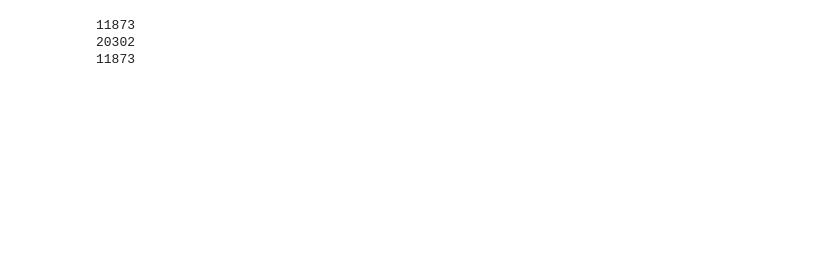
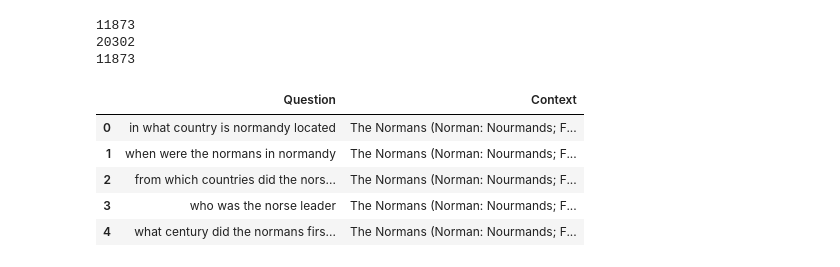
Before and after one commit to Ele975/ML_project2, a Jupyter notebook: AML_project2_copyE.ipynb, the cells around one changed output. Cells and saved outputs as stored; diff of their text form; code cells hidden in the pictures; blank space fills up the shorter version.

```diff
--- a/AML_project2.ipynb
+++ b/AML_project2_copyE.ipynb
@@ -385,7 +401,7 @@ repeating the same process for the validation set
 questionsValList = []
 answersValList = []
 contextValList = []
-
+answer_startList = []
 for category in val['data']:
     paragraphs = category.get('paragraphs', [])
     #print(paragraphs)
@@ -411,6 +427,8 @@ for category in val['data']:
             text = ans.get('text',  [])
             #print(answers)
             answersValList.append(text)
+            ansStart = ans.get('answer_start', [])
+            answer_startList.append(ansStart)
 # %%
 ##checking that they are all the same lengths so that there is no issue with tokenising
 print(f"{len(questionsValList)}")
@@ -420,3 +438,16 @@ print(f"{len(contextValList)}")
 11873
 20302
 11873
+# %%
+##put it in a dataframe for easier analysis and visualisation later on
+##removed  'Answer': answersValList,  for now because they all have to be the same length for the dataframe
+data = {'Question': questionsValList,'Context': contextValList}
+valData = pd.DataFrame(data)
+valData.head(5)
+# %% [output]
+|  | Question | Context |
+| 0 | in what country is normandy located | The Normans (Norman: Nourmands; F... |
+| 1 | when were the normans in normandy | The Normans (Norman: Nourmands; F... |
+| 2 | from which countries did the nors... | The Normans (Norman: Nourmands; F... |
+| 3 | who was the norse leader | The Normans (Norman: Nourmands; F... |
+| 4 | what century did the normans firs... | The Normans (Norman: Nourmands; F... |
```
Also changed, not shown: parts of 34 cells of this notebook.
